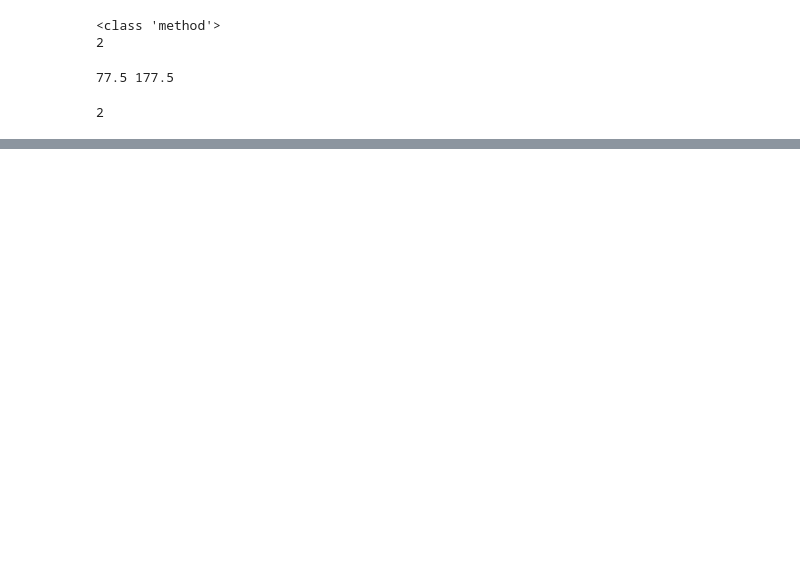
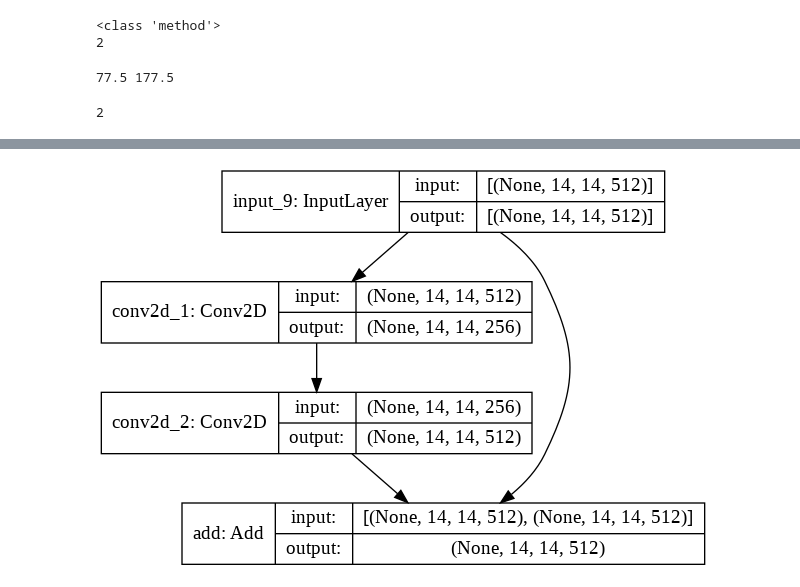
Before and after one commit to Elwing-Chou/ml0223, a Jupyter notebook: Model.ipynb, the cells around one changed output, grey strips where cells are left out. Drawn from its saved outputs; the diff is of its cells as text; code cells hidden in the pictures; blank space fills up the shorter version.

```diff
--- a/Model.ipynb
+++ b/Model.ipynb
@@ -57,0 +64,10 @@ _________________________________________________________________
+# %%
+from tensorflow.keras.layers import Conv2D, Add
+i = Input(shape=(14, 14, 512))
+c1 = Conv2D(256, 1, padding="same", activation="relu")(i)
+c2 = Conv2D(512, 3, padding="same", activation="relu")(c1)
+o = Add()([i, c2])
+model = Model(i, o)
+plot_model(model, show_shapes=True)
+# %% [output]
+[figure, added]
```
Also changed, not shown: parts of 1 cell of this notebook.
